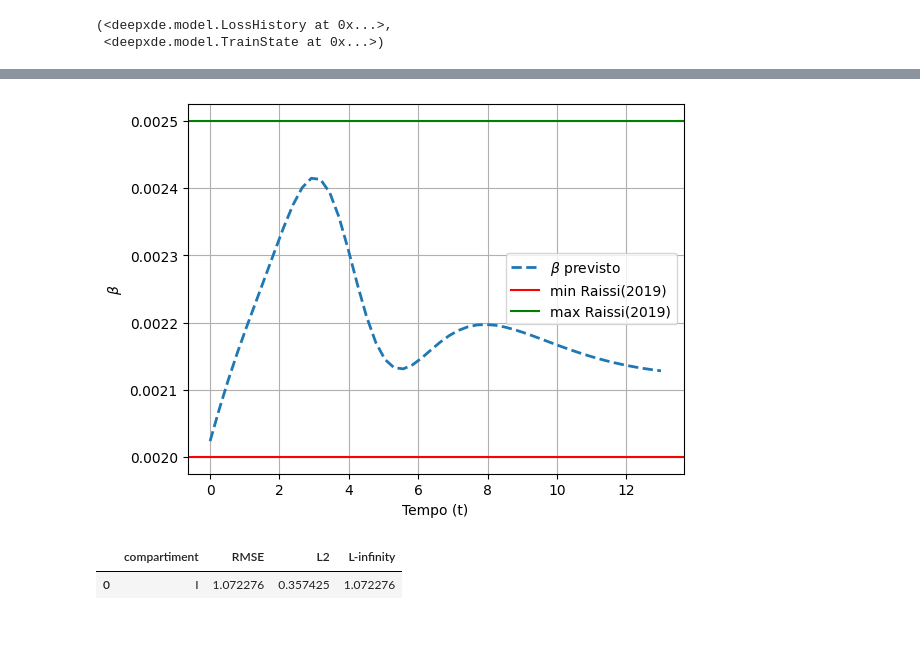
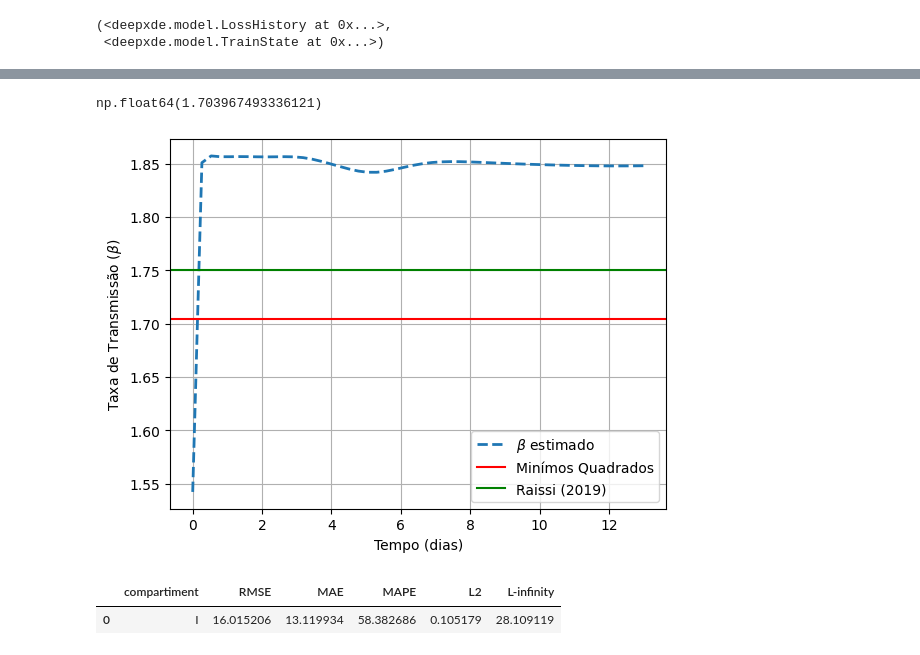
Before and after one commit to ginbar/inverse-cm, a Jupyter notebook: notebooks/real_data/EnglishBoardSchool.ipynb, the cells around one changed output, grey strips where cells are left out. Cells and saved outputs as stored; diff of their text form; code cells hidden in the pictures.

```diff
--- a/notebooks/real_data/EnglishBoardSchool.ipynb
+++ b/notebooks/real_data/EnglishBoardSchool.ipynb
@@ -44,10 +48,19 @@ gamma = 0.457
 data_t = np.linspace(t_0, t_f, len(I_data))
 # %%
-model = WorkflowModel(t_0, t_f, I_data, data_t, N, gamma,
-    scaling="norm",
-    w_physics=100,
-    beta_estimation_window=5,
-    estimate_beta=True
+model = WorkflowModel(t_0, t_f, I_data, data_t,
+    N=N,
+    gamma=gamma,
+    scaling="min/max",
+    n_hidden_layers=4,
+    hidden_layer_size=20,
+    w_physics=400,
+    w_data=10,
+    w_beta_smoothness=10,
+    # beta_estimation_method="isaac3",
+    # beta_estimation_window=5
+    beta_estimation_method="linregress",
+    beta_estimation_window=4,
+    # beta_estimation_method=None,
 )
 model.S0, model.I0, model.beta0
 # %% [output]
@@ -85,24 +97,41 @@ plotting.plot_prevalence_results(I_data, data_t, pred[:,1], test_t,
+# %%
+optimal_beta = get_optimal_beta_from_data(data_t, I_data, N, gamma, 0.3, (0.001, 5.0))
+optimal_beta = optimal_beta[0]
+optimal_beta
+# %% [output]
+np.float64(1.703967493336121)
 # %%
-min_raissi = 0.002
-max_raissi = 0.0025
-plotting.plot_beta_prediction(model.scale(pred[:,2]), test_t,
+yong_2018 = 0.00218
+max_raissi = 0.002481
+pinns_raissi = 0.00229365
+optimal_raissi = 0.002568
+
+yong_2018 *= N
+max_raissi *= N
+pinns_raissi *= N
+optimal_raissi *= N
+
+plotting.plot_beta_prediction(pred[:,2], test_t,
     hlines=[
-        (min_raissi, "min Raissi(2019)", "red"),
-        (max_raissi, "max Raissi(2019)", "green")
+        (optimal_beta, "Minímos Quadrados", "red"),
+        # (optimal_raissi, "Raissi (2019)", "green"),
+        (pinns_raissi, "Raissi (2019)", "green"),
+        # (yong_2018, "Long (2018)", "purple"),
+        # (max_raissi, "Valor máximo Raissi (2019)", "orange")
     ],
     xlabel="Tempo (dias)",
     figname="beta-english-boarding-school")
 # %% [output]
-[figure, old version]
+[figure, new version]
 # %%
 if model.data_weight_hist:
     plotting.plot_wdata(model.data_weight_hist, "wdados-english-boarding-school")
 # %%
 pred_eval = model.predict(data_t)
-eval_predictions(np.array([I_data]) , np.array([pred_eval[:,1]]), compartiments=["I"])
+eval_predictions(I_data.reshape(-1,1), pred_eval[:,1].reshape(-1,1), compartiments=["I"])
 # %% [output]
-|  | compartiment | RMSE | L2 | L-infinity |
-| 0 | I | 1.072276 | 0.357425 | 1.072276 |
+|  | compartiment | RMSE | MAE | MAPE | L2 | L-infinity |
+| 0 | I | 16.015206 | 13.119934 | 58.382686 | 0.105179 | 28.109119 |
 # %%
 model.formated_total_training_time
 # %% [output]
```
Also changed, not shown: parts of 16 cells of this notebook, 20 other files.
